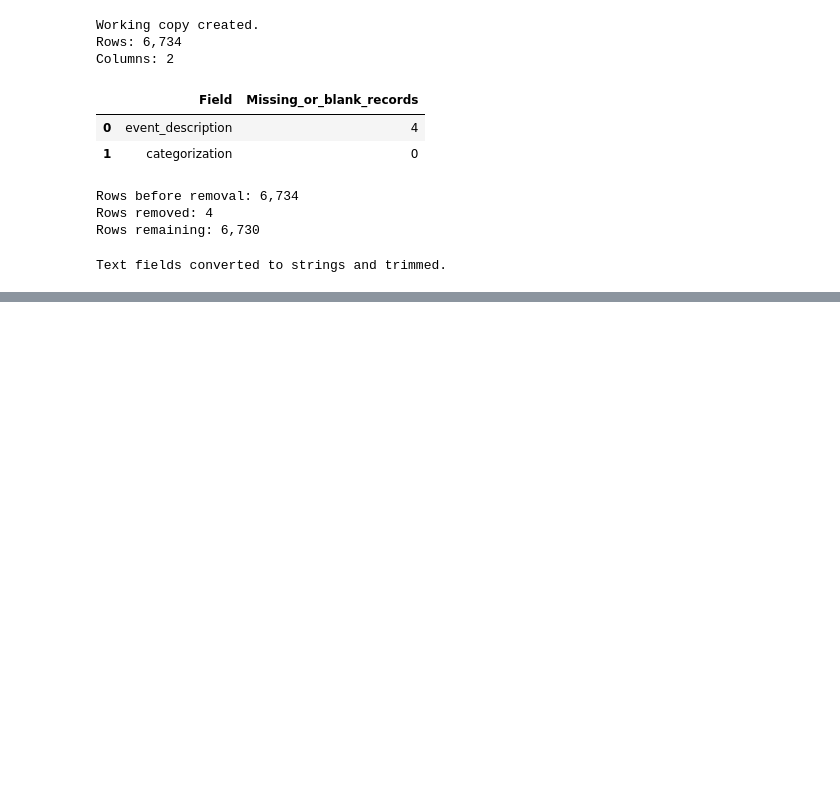
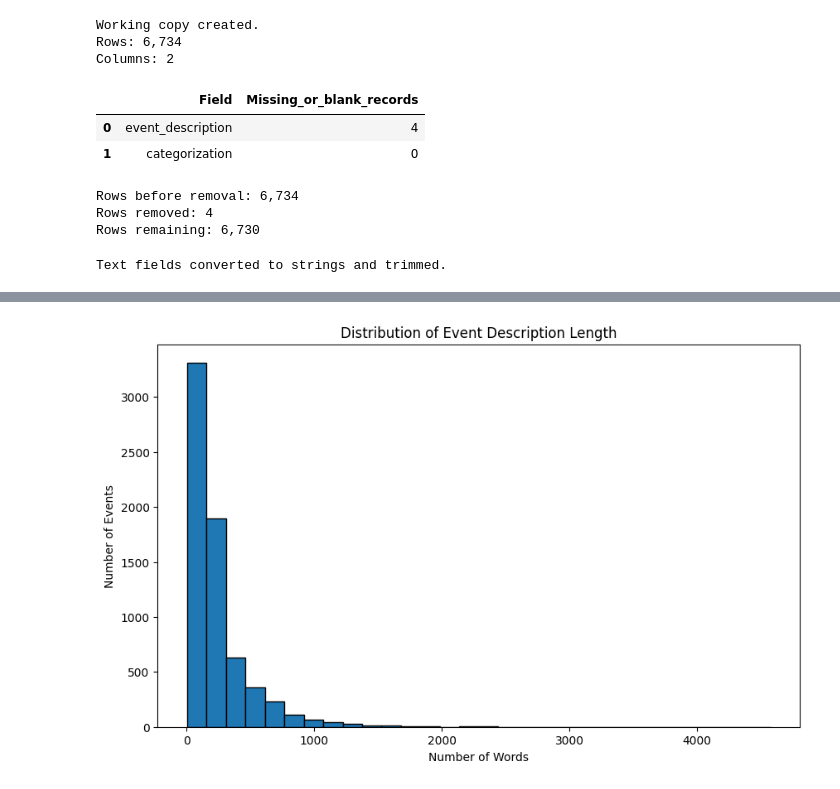
Before and after one commit to rburchf1/AI102Challenges, a Jupyter notebook: ryan-burchfield-ai-102-final-project.ipynb, the cells around one changed output, grey strips where cells are left out. Cells and saved outputs as stored; diff of their text form; code cells hidden in the pictures; blank space fills up the shorter version.

```diff
--- a/ryan-burchfield-ai-102-final-project.ipynb
+++ b/ryan-burchfield-ai-102-final-project.ipynb
@@ -514,0 +591,21 @@ Unique category labels: 179
+# %%
+# Number of characters
+
+df["character_count"] = df["event_description"].str.len()
+
+# Number of words
+
+df["word_count"] = (
+    df["event_description"]
+    .str.split()
+    .str.len()
+)
+
+summary = df[
+    [
+        "character_count",
+        "word_count"
+    ]
+].describe()
+
+display(summary)
@@ -514,0 +622,18 @@ Unique category labels: 179
+# %%
+plt.figure(figsize=(10,6))
+
+plt.hist(
+    df["word_count"],
+    bins=30,
+    edgecolor="black"
+)
+
+plt.title("Distribution of Event Description Length")
+
+plt.xlabel("Number of Words")
+
+plt.ylabel("Number of Events")
+
+plt.show()
+# %% [output]
+[figure, added]
```
Also changed, not shown: parts of 73 cells of this notebook.
